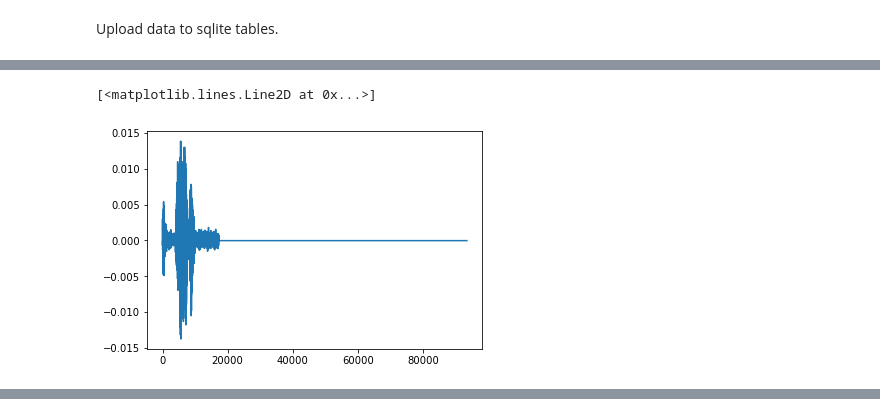
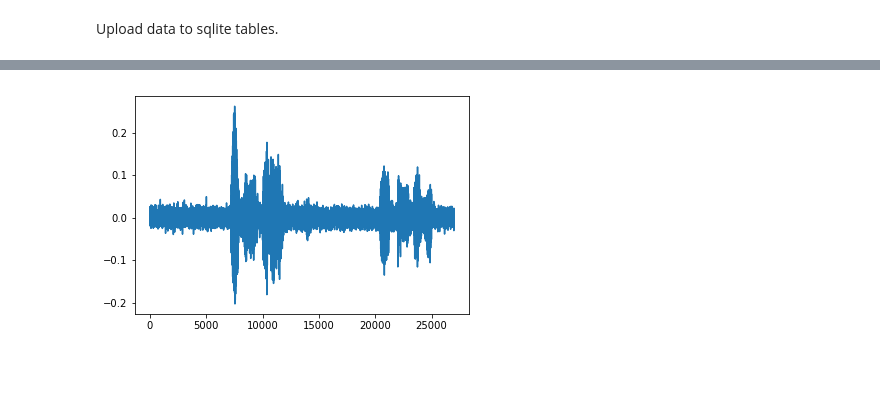
Before and after one commit to rkmalaiya/emotion_speech_perception, a Jupyter notebook: dynamic_rnn_feature_learning.ipynb, the cells around one changed output, grey strips where cells are left out. Cells and saved outputs as stored; diff of their text form; code cells hidden in the pictures; blank space fills up the shorter version.

```diff
--- a/dynamic_rnn_feature_learning.ipynb
+++ b/dynamic_rnn_feature_learning.ipynb
@@ -266,4 +359,4 @@ plt.plot(np.array(Data.loss))
 # %%
 #Data.output = np.array(Data.output)
-Data.state_h = np.concatenate(Data.state_h)
-Data.state_c = np.concatenate(Data.state_c)
+#Data.state_h = np.concatenate(Data.state_h)
+#Data.state_c = np.concatenate(Data.state_c)
@@ -283,11 +363,8 @@ plt.plot(Data.y_[-1])
-# %%
-plt.plot(Data.y[-1])
-# %% [output]
-[<matplotlib.lines.Line2D at 0x...>]
-[figure, removed]
 # %%
-y = Data.x[-1].ravel()
+y = np.concatenate(Data.out.x_out[48].sort_index().values)
+plt.plot(y)
 dis.Audio(data = y, rate = rate)
 # %% [output]
 [interactive output not drawn]
+[figure, added]
 # %%
```
Also changed, not shown: parts of 34 cells of this notebook, 13 other files.
